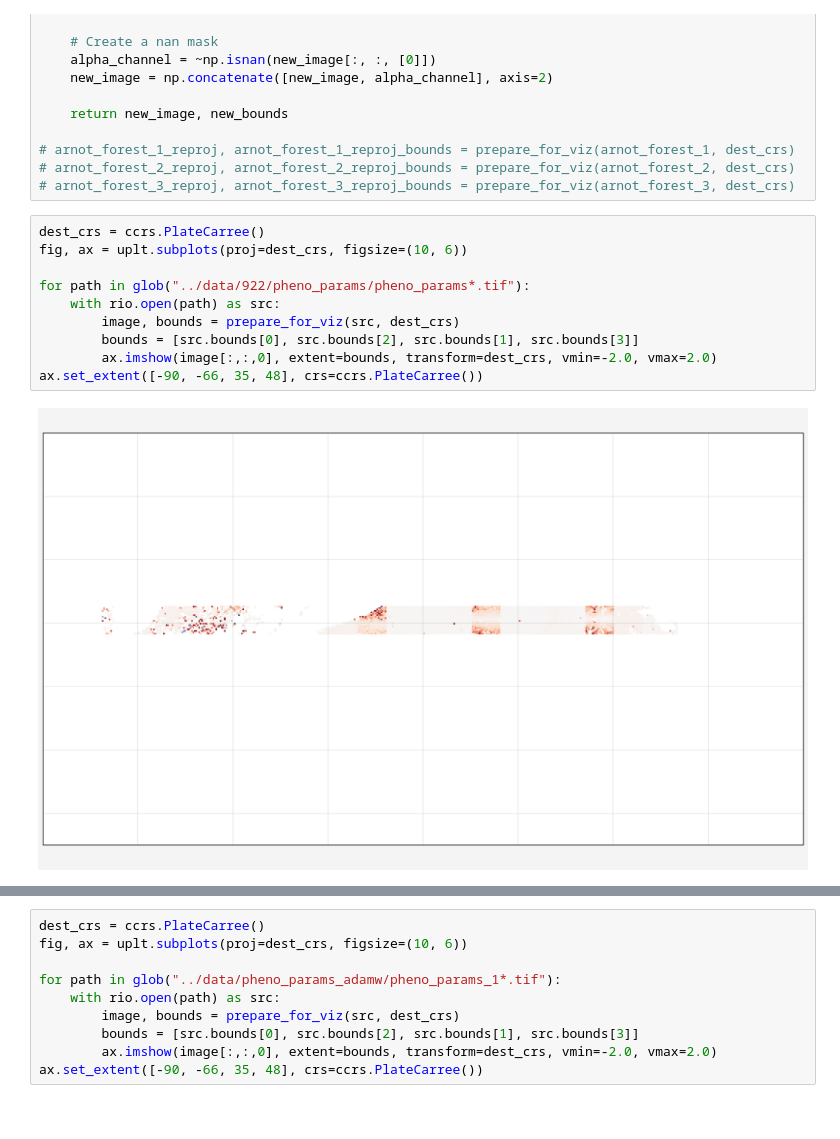
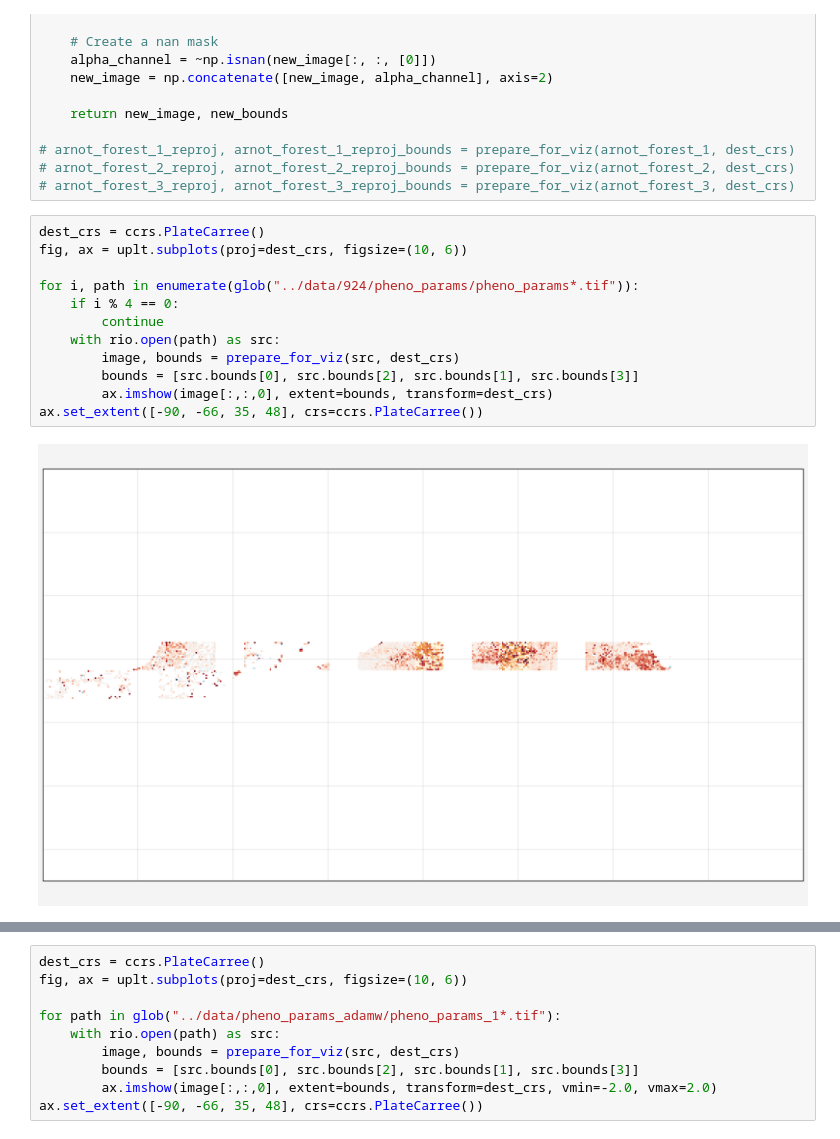
Before and after one commit to camjay99/SpongyMothIPM, a Jupyter notebook: phenology/param_maps.ipynb, the cells around one changed output, grey strips where cells are left out. Drawn from its saved outputs; the diff is of its cells as text.

```diff
--- a/phenology/param_maps.ipynb
+++ b/phenology/param_maps.ipynb
@@ -54,14 +54,16 @@ def prepare_for_viz(raster_file, dest_crs, mask_polygon=None):
 # %%
 dest_crs = ccrs.PlateCarree()
 fig, ax = uplt.subplots(proj=dest_crs, figsize=(10, 6))
 
-for path in glob("../data/922/pheno_params/pheno_params*.tif"):
+for i, path in enumerate(glob("../data/924/pheno_params/pheno_params*.tif")):
+    if i % 4 == 0:
+        continue
     with rio.open(path) as src:
         image, bounds = prepare_for_viz(src, dest_crs)
         bounds = [src.bounds[0], src.bounds[2], src.bounds[1], src.bounds[3]]
-        ax.imshow(image[:,:,0], extent=bounds, transform=dest_crs, vmin=-2.0, vmax=2.0)
+        ax.imshow(image[:,:,0], extent=bounds, transform=dest_crs)
 ax.set_extent([-90, -66, 35, 48], crs=ccrs.PlateCarree())
 # %% [output]
-[figure, old version]
+[figure, new version]
 # %%
 dest_crs = ccrs.PlateCarree()
```
Also changed, not shown: parts of 1 cell of this notebook, 1 other file.
